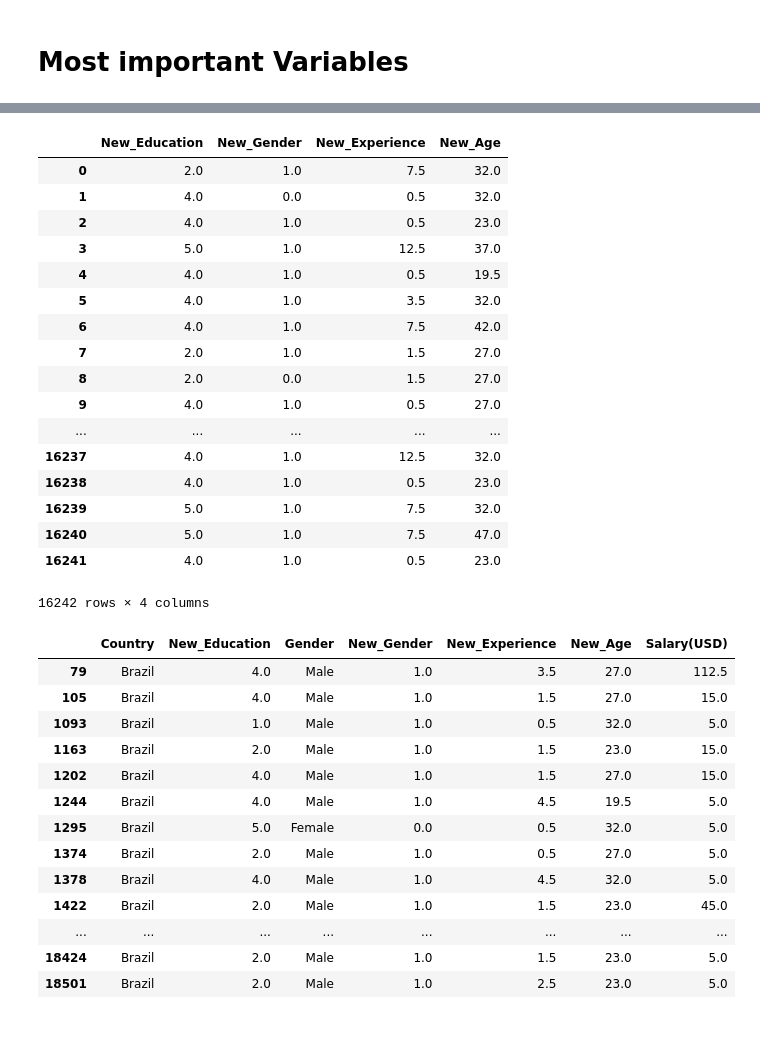
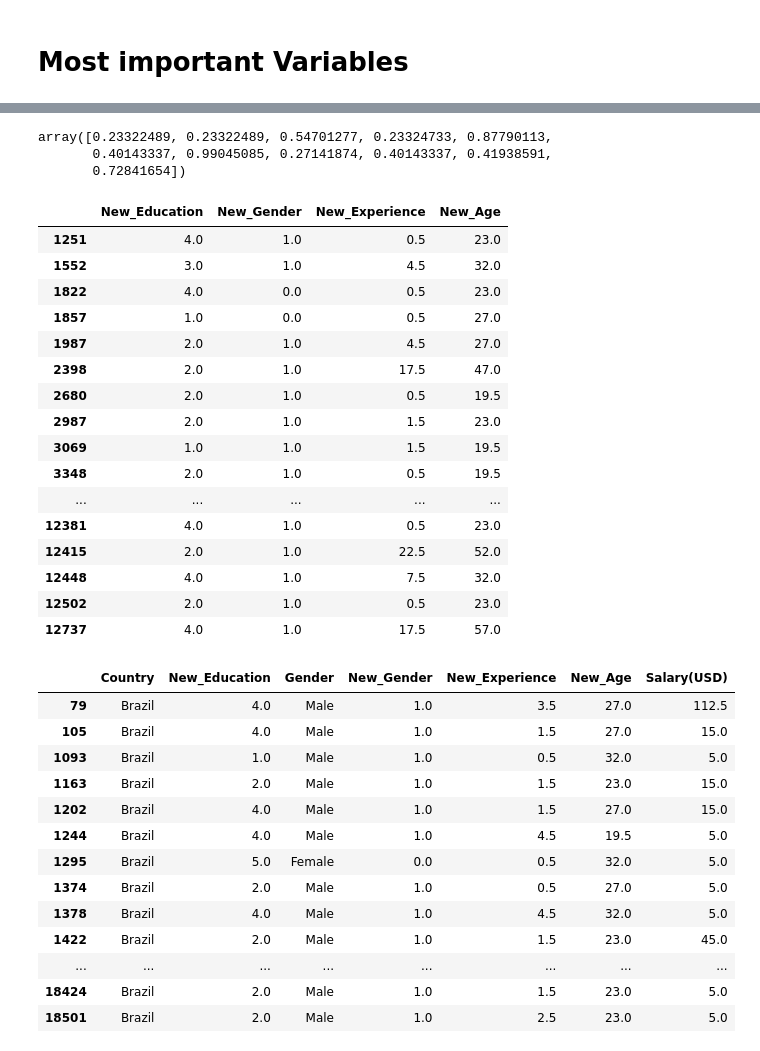
Before and after one commit to JoseMontanaC/JoseAlejandroMontana_Final, a Jupyter notebook: JoseAlejandroMontana_Final.ipynb, the cells around one changed output, grey strips where cells are left out. Cells and saved outputs as stored; diff of their text form; code cells hidden in the pictures.

```diff
--- a/JoseAlejandroMontana_Final.ipynb
+++ b/JoseAlejandroMontana_Final.ipynb
@@ -433,14 +433,20 @@ def find_best_predictors(X, Y, all_predictors, f_method,Yes,No):
                 best['predictors'] = predictors
                 # print('\t\t UPDATED BEST RESULTS: {}'.format(best)) #We comment this printing
     return best
+# %%
+all_predictors=["New_Education","New_Gender","New_Experience","New_Age"]
+methods=["Logistic","Discriminant"]
+Yes="Female"
+No="Male"
 # %%
-all_predictors=["New_Education","New_Gender","New_Experience","New_Age"]
 for country in Lat_american:
-    X=New_data[["Country","New_Education","Gender","New_Gender","New_Experience","New_Age","Salary(USD)"]].dropna().reset_index(drop=True)
-    X=X[X["Country"]==country]
-    X=X[X["Gender"]!="Prefer not to say"]
-    X=X[X["Gender"]!="Prefer to self-describe"]
-    y = Patos['Salary(USD)']
+    X_dat=New_data[["Country","New_Education","Gender","New_Gender","New_Experience","New_Age","Salary(USD)"]].dropna().reset_index(drop=True)
+    X_dat=X_dat[X_dat["Country"]==country]
+    X_dat=X_dat[X_dat["Gender"]!="Prefer not to say"]
+    X_dat=X_dat[X_dat["Gender"]!="Prefer to self-describe"]
+    y = X_dat['Salary(USD)']
     Y = np.zeros(len(y))
     Y[y > np.median(y)] = 1
-    print(Y)
+    X=X_dat[all_predictors]
+    for method in methods:
+        N=100
@@ -460,7 +452,0 @@ for country in Lat_american:
-# %%
-dataX = New_data[New_data['Country'] == 'India']
-X = np.array(dataX[['Gender', 'New_Age', 'Education','New_Experience']].dropna())
-y = np.array(dataX['Salary(USD)'].dropna())
-aa = y > np.median(y)
-Y = np.int_(np.zeros(len(y)))
-Y[aa] = 1
@@ -475,24 +453,29 @@ array([['Male', 23.0, 'Master’s degree', 0.5],
-# %%
-New_data[all_predictors].dropna().reset_index(drop=True)
-# %% [output]
-|  | New_Education | New_Gender | New_Experience | New_Age |
-| 0 | 2.0 | 1.0 | 7.5 | 32.0 |
-| 1 | 4.0 | 0.0 | 0.5 | 32.0 |
-| 2 | 4.0 | 1.0 | 0.5 | 23.0 |
-| 3 | 5.0 | 1.0 | 12.5 | 37.0 |
-| 4 | 4.0 | 1.0 | 0.5 | 19.5 |
-| 5 | 4.0 | 1.0 | 3.5 | 32.0 |
-| 6 | 4.0 | 1.0 | 7.5 | 42.0 |
-| 7 | 2.0 | 1.0 | 1.5 | 27.0 |
-| 8 | 2.0 | 0.0 | 1.5 | 27.0 |
-| 9 | 4.0 | 1.0 | 0.5 | 27.0 |
-| ... | ... | ... | ... | ... |
-| 16237 | 4.0 | 1.0 | 12.5 | 32.0 |
-| 16238 | 4.0 | 1.0 | 0.5 | 23.0 |
-| 16239 | 5.0 | 1.0 | 7.5 | 32.0 |
-| 16240 | 5.0 | 1.0 | 7.5 | 47.0 |
-| 16241 | 4.0 | 1.0 | 0.5 | 23.0 |
-16242 rows × 4 columns
+# %%
+X_train, X_test, Y_train, Y_test = sklearn.model_selection.train_test_split(X,Y, test_size=0.2)
+# %% [output]
+array([0.23322489, 0.23322489, 0.54701277, 0.23324733, 0.87790113,
+       0.40143337, 0.99045085, 0.27141874, 0.40143337, 0.41938591,
+       0.72841654])
+# %%
+X[all_predictors]
+# %% [output]
+|  | New_Education | New_Gender | New_Experience | New_Age |
+| 1251 | 4.0 | 1.0 | 0.5 | 23.0 |
+| 1552 | 3.0 | 1.0 | 4.5 | 32.0 |
+| 1822 | 4.0 | 0.0 | 0.5 | 23.0 |
+| 1857 | 1.0 | 0.0 | 0.5 | 27.0 |
+| 1987 | 2.0 | 1.0 | 4.5 | 27.0 |
+| 2398 | 2.0 | 1.0 | 17.5 | 47.0 |
+| 2680 | 2.0 | 1.0 | 0.5 | 19.5 |
+| 2987 | 2.0 | 1.0 | 1.5 | 23.0 |
+| 3069 | 1.0 | 1.0 | 1.5 | 19.5 |
+| 3348 | 2.0 | 1.0 | 0.5 | 19.5 |
+| ... | ... | ... | ... | ... |
+| 12381 | 4.0 | 1.0 | 0.5 | 23.0 |
+| 12415 | 2.0 | 1.0 | 22.5 | 52.0 |
+| 12448 | 4.0 | 1.0 | 7.5 | 32.0 |
+| 12502 | 2.0 | 1.0 | 0.5 | 23.0 |
+| 12737 | 4.0 | 1.0 | 17.5 | 57.0 |
 # %%
 X=New_data[["Country","New_Education","Gender","New_Gender","New_Experience","New_Age","Salary(USD)"]].dropna()
 X=X[X["Country"]=="Brazil"]
```
Also changed, not shown: parts of 2 cells of this notebook.
